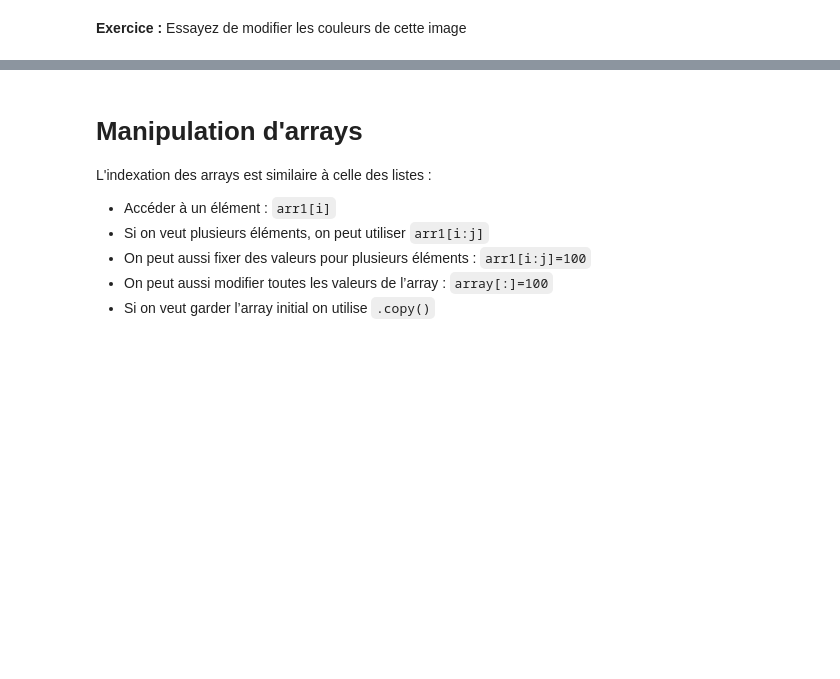
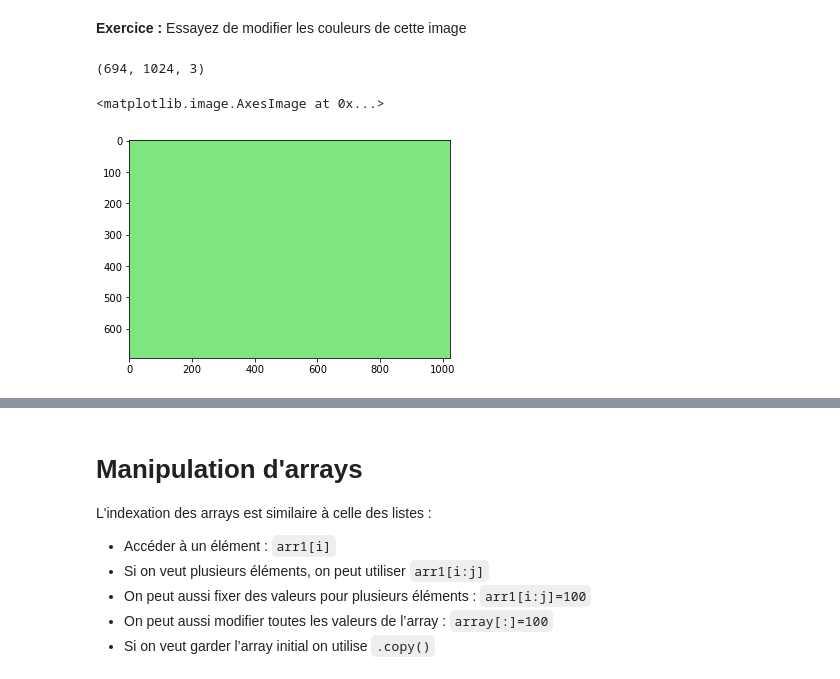
Before and after one commit to stat4decision/python-socio-jan2021, a Jupyter notebook: 05_numpy.ipynb, the cells around one changed output, grey strips where cells are left out. Drawn from its saved outputs; the diff is of its cells as text; code cells hidden in the pictures; blank space fills up the shorter version.

```diff
--- a/05_numpy.ipynb
+++ b/05_numpy.ipynb
@@ -137,2 +205,17 @@ plt.imshow(image_paris)
 # %% [markdown]
 **Exercice :** Essayez de modifier les couleurs de cette image
+# %%
+image_paris.shape
+# %% [output]
+(694, 1024, 3)
+# %%
+# on peut créer une image remplie de 0
+image = np.zeros((694, 1024, 3))
+# %%
+image[:,:,0]=0.5
+image[:,:,1]=0.9
+image[:,:,2]=0.5
+plt.imshow(image)
+# %% [output]
+<matplotlib.image.AxesImage at 0x...>
+[figure, added]
```
Also changed, not shown: parts of 34 cells of this notebook, 4 other files.
